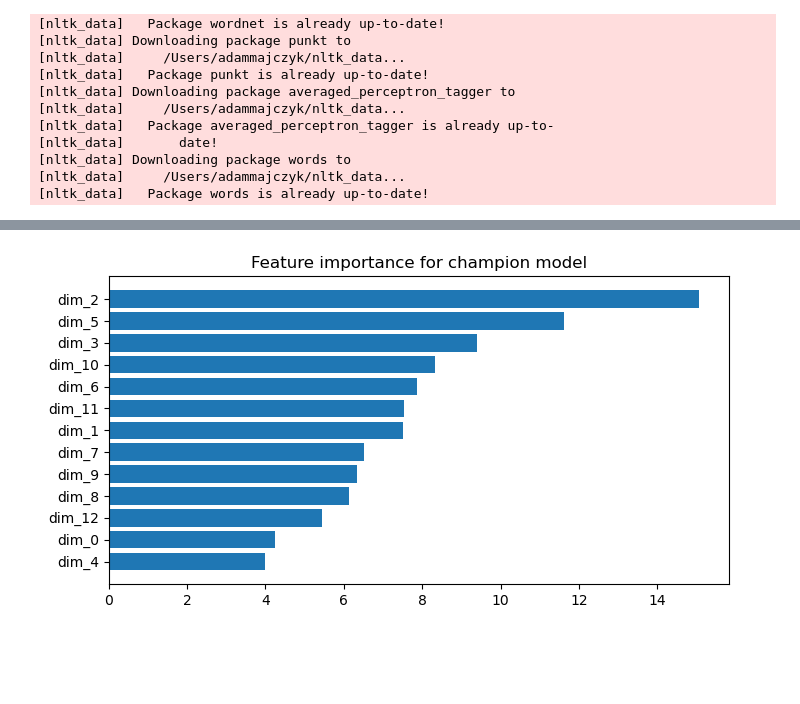
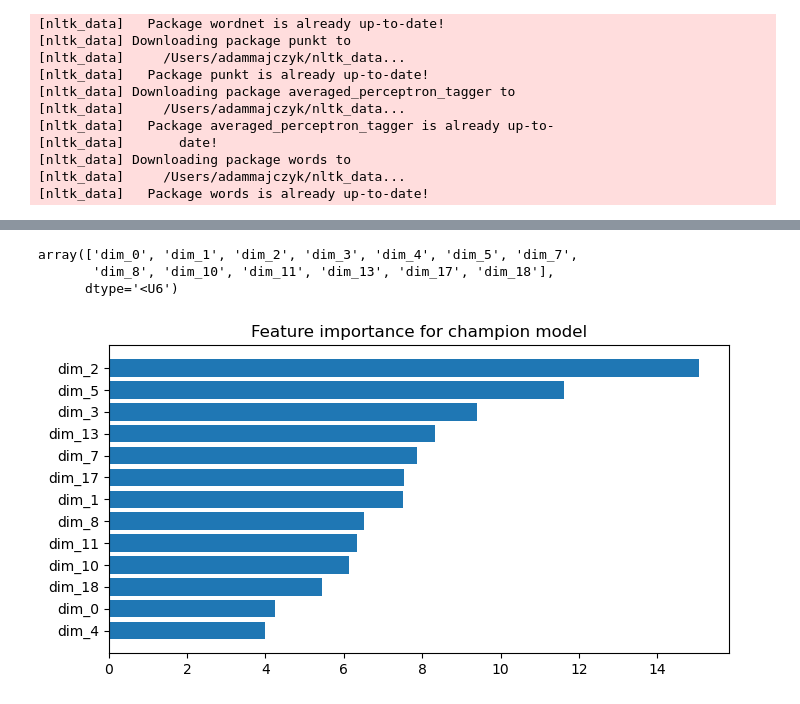
Before and after one commit to amajczyk/ClickbaitDetector, a Jupyter notebook: modelling/train_predictive_models_grid_on_best_w2v.ipynb, the cells around one changed output, grey strips where cells are left out. Drawn from its saved outputs; the diff is of its cells as text; code cells hidden in the pictures; blank space fills up the shorter version.

Commit message:
calculate feature imp for champion + change feature sel plot size

```diff
--- a/modelling/train_predictive_models_grid_on_best_w2v.ipynb
+++ b/modelling/train_predictive_models_grid_on_best_w2v.ipynb
@@ -516,15 +494,26 @@ array([[0.92746605, 0.07253395]])
+# %%
+def get_undropped_dimensions(dropped_dimensions, n_dim):
+    all_dimensions = list(range(n_dim))
+    undropped_dimensions = [dim for dim in all_dimensions if dim not in dropped_dimensions]
+    return undropped_dimensions
+
+undropped_dimensions = get_undropped_dimensions(variables_to_drop, 20)
+undropped_dimensions = [str('dim_'+str(dim)) for dim in undropped_dimensions]
+undropped_dimensions = np.array(undropped_dimensions)
+undropped_dimensions
+# %% [output]
+array(['dim_0', 'dim_1', 'dim_2', 'dim_3', 'dim_4', 'dim_5', 'dim_7',
+       'dim_8', 'dim_10', 'dim_11', 'dim_13', 'dim_17', 'dim_18'],
+      dtype='<U6')
 # %%
-X_train_scaled_df = pd.DataFrame(X_train_scaled)
-X_train_scaled_df.columns = [f'dim_{i}' for i in range(X_train_scaled.shape[1])]
-
 feature_importance = model.feature_importances_
 sorted_indices = np.argsort(feature_importance)[::]
-sorted_features = X_train_scaled_df.columns[sorted_indices]
+sorted_features = undropped_dimensions[sorted_indices]
 sorted_importance = feature_importance[sorted_indices]
 
 plt.figure(figsize=(8, 4))
 plt.barh(sorted_features, sorted_importance)
 plt.title(f'Feature importance for champion model')
 plt.show()
 # %% [output]
-[figure, old version]
+[figure, new version]
```
Also changed, not shown: parts of 1 cell of this notebook, 2 other files.
